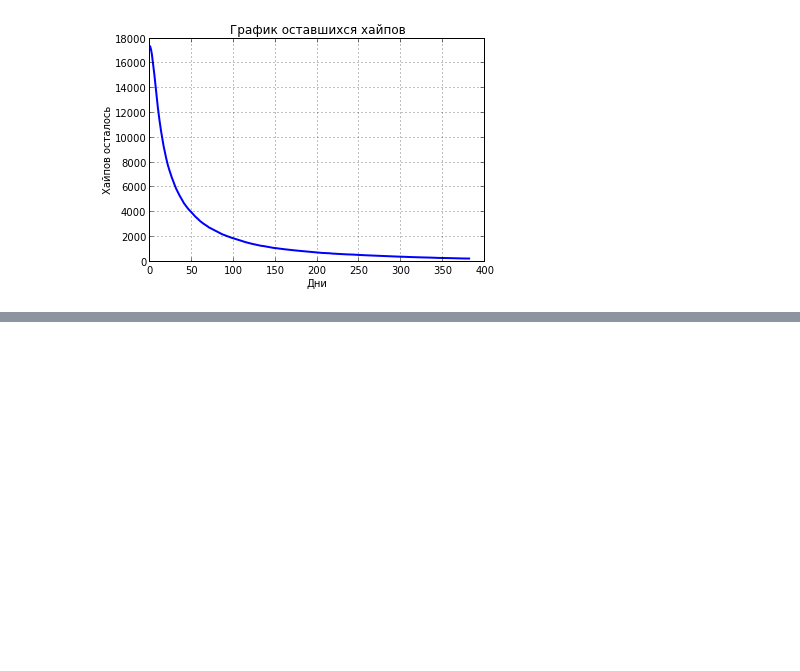
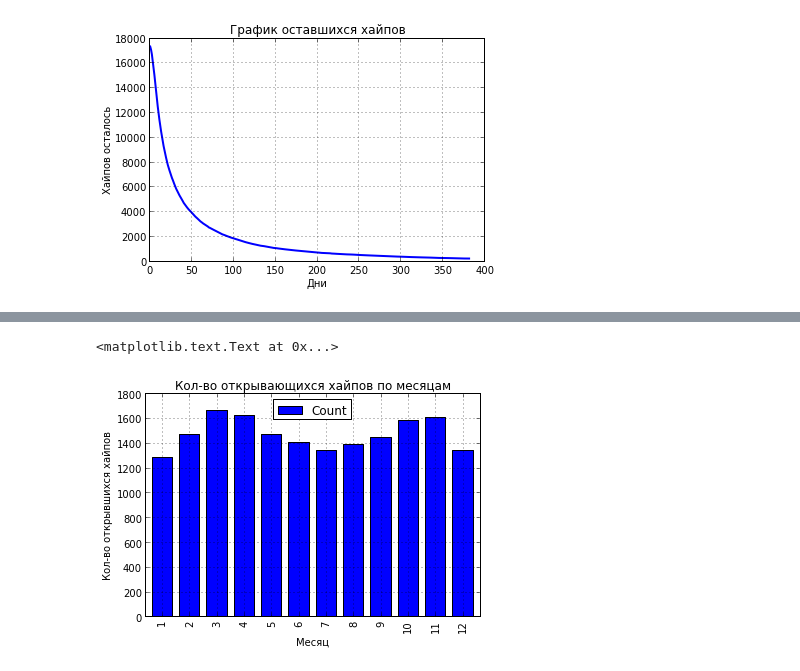
Before and after one commit to sergeqwe/parser_mmgp, a Jupyter notebook: test.ipynb, the cells around one changed output, grey strips where cells are left out. Drawn from its saved outputs; the diff is of its cells as text; code cells hidden in the pictures; blank space fills up the shorter version.

```diff
--- a/test.ipynb
+++ b/test.ipynb
@@ -155,0 +154,27 @@ df[:3]
+# %%
+# Создаем новые таблицы из колонок Month_Start и Month_end для подсчета кол-ва открытия и закрытия хайпов по месяцам (сезонность)
+df_month_start = pd.DataFrame(data = df['Month_Start'], columns=['Month_Start'])
+df_month_end = pd.DataFrame(data = df['Month_End'], columns=['Month_End'])
+# %%
+# Добавляем столбцы Count
+df_month_start['Count'] = 1
+df_month_end['Count'] = 1
+# %%
+# Выполняем группировку для Month_Start
+name = df_month_start.groupby('Month_Start')
+# Высчитываем сумму сгруппированных объектов
+df_month_start = name.sum()
+
+# Выполняем группировку для Month_Start
+name = df_month_end.groupby('Month_End')
+# Высчитываем сумму сгруппированных объектов
+df_month_end = name.sum()
+# %%
+df_month_start.plot(kind='bar')
+grid(True)
+title(u'Кол-во открывающихся хайпов по месяцам')
+ylabel(u'Кол-во открывшихся хайпов')
+xlabel(u'Месяц')
+# %% [output]
+<matplotlib.text.Text at 0x...>
+[figure, added]
```
Also changed, not shown: parts of 14 cells of this notebook, 1 other file.
